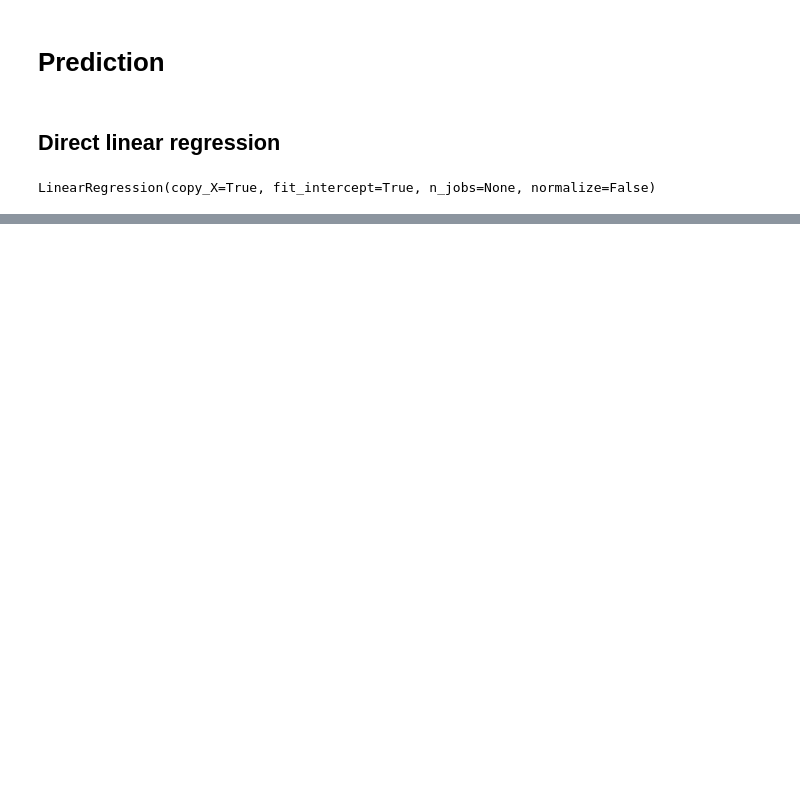
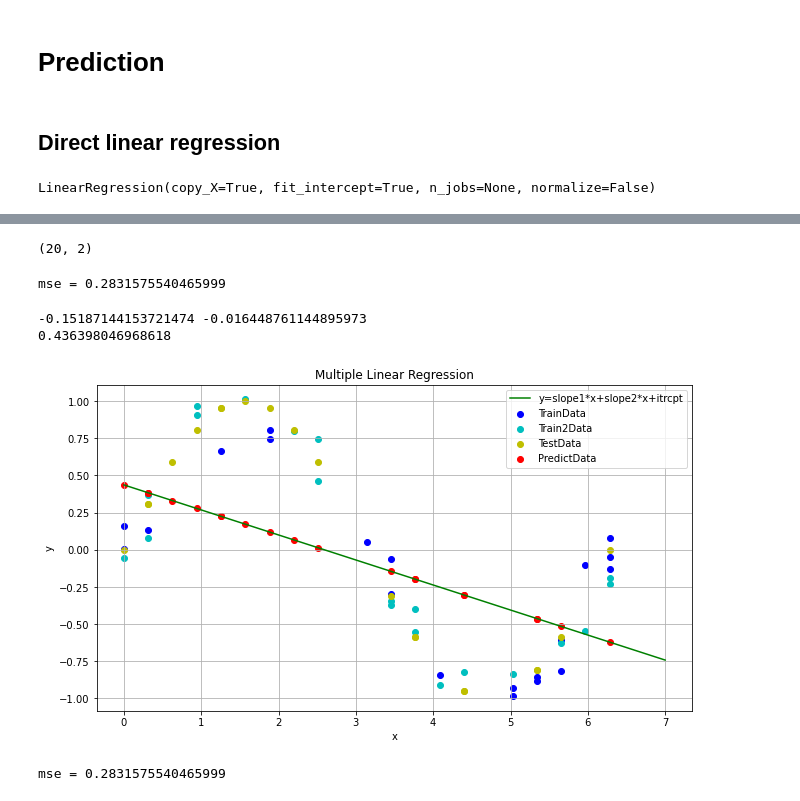
Before and after one commit to anuraagbarde/MachineLearning, a Jupyter notebook: 2018BCS010_ML_LAB_asg1.ipynb, the cells around one changed output, grey strips where cells are left out. Drawn from its saved outputs; the diff is of its cells as text; code cells hidden in the pictures; blank space fills up the shorter version.

```diff
--- a/2018BCS010_ML_LAB_asg1.ipynb
+++ b/2018BCS010_ML_LAB_asg1.ipynb
@@ -137,0 +184,56 @@ mse = 0.23854768810190938
+# %%
+xCombineTrainData = np.c_[xTrainData,x2TrainData]
+xCombineTrainData.shape
+
+yCombineTrainData = np.c_[yTrainData,y2TrainData]
+yCombineTrainData.shape
+# %% [output]
+(20, 2)
+# %%
+# Fitting Direct Simple Linear Regression to the Training Dataset
+from sklearn.linear_model import LinearRegression
+regressor = LinearRegression()
+
+regressor.fit(xCombineTrainData, yTrainData)
+
+yPredictData = regressor.predict(np.c_[xTestData,xTestData])
+
+from sklearn.metrics import mean_squared_error
+
+mse = mean_squared_error(yTestData, yPredictData, squared=True)
+print('mse =',mse)
+# %% [output]
+mse = 0.2831575540465999
+# %%
+slope1 = regressor.coef_[0][0]
+slope2 = regressor.coef_[0][1]
+intercept = regressor.intercept_[0]
+print(slope1,slope2)
+print(intercept)
+
+
+plt.figure(figsize=(10.67, 6))
+plt.scatter(xTrainData,yTrainData,color = 'b' , label='TrainData');
+plt.scatter(x2TrainData,y2TrainData,color = 'c' , label='Train2Data');
+plt.scatter(xTestData,yTestData,color = 'y', label='TestData');
+plt.scatter(xTestData,yPredictData,color = 'r', label='PredictData');
+
+xPredictionLine = np.linspace(0,7,n)
+yPredictionLine = slope1*xPredictionLine + slope2*xPredictionLine +intercept
+
+plt.plot(xPredictionLine, yPredictionLine, '-g', label='y=slope1*x+slope2*x+itrcpt')
+
+
+plt.title('Multiple Linear Regression');
+plt.xlabel('x');
+plt.ylabel('y');
+plt.legend(loc='best')
+plt.grid()
+plt.show()
+
+print('mse =',mse)
+# %% [output]
+-0.15187144153721474 -0.016448761144895973
+0.436398046968618
+[figure, added]
+mse = 0.2831575540465999
```
Also changed, not shown: parts of 8 cells of this notebook.
